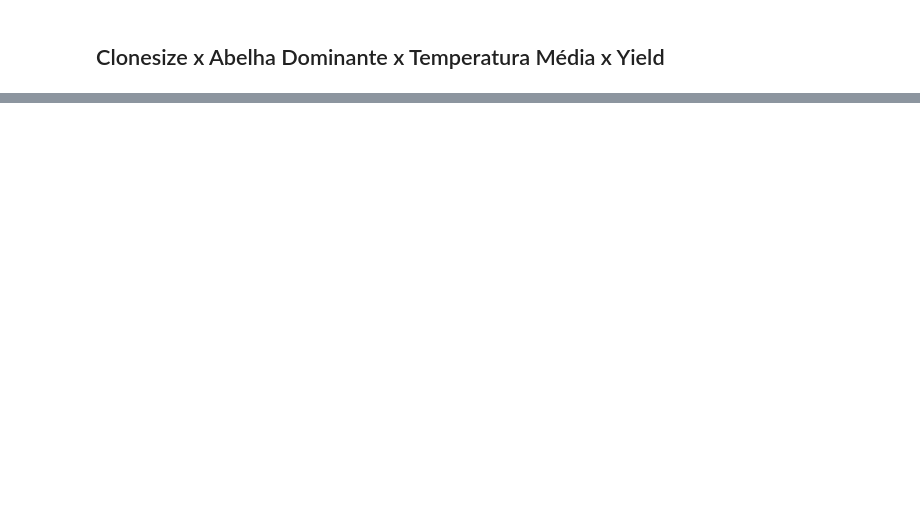
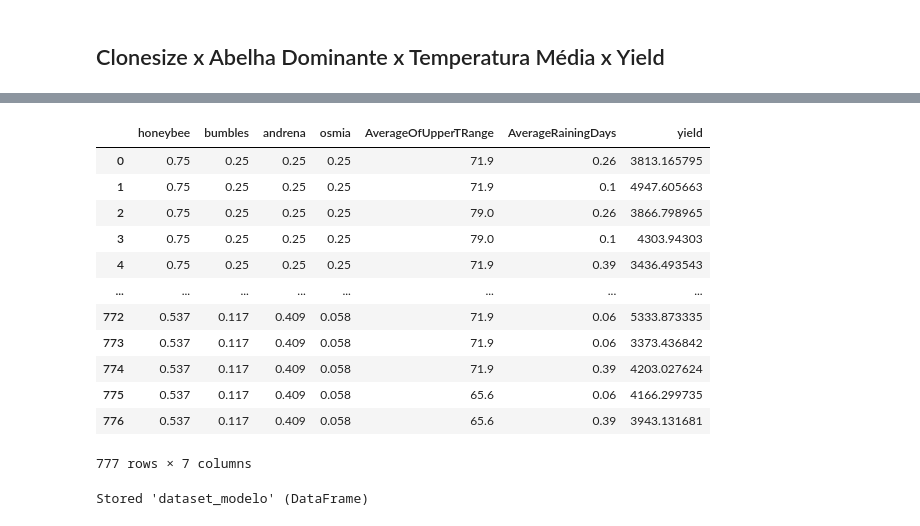
Before and after one commit to gui-lisboa/ML_Trabalho, a Jupyter notebook: analise_exploratoria.ipynb, the cells around one changed output, grey strips where cells are left out. Cells and saved outputs as stored; diff of their text form; code cells hidden in the pictures; blank space fills up the shorter version.

```diff
--- a/analise_exploratoria.ipynb
+++ b/analise_exploratoria.ipynb
@@ -40,0 +89,23 @@ g;
+# %%
+colunas_temperatura_chuvas = ['AverageOfUpperTRange', 'AverageRainingDays']
+dataset_modelo = dataset[colunas_abelhas + colunas_temperatura_chuvas + ['yield']]
+
+dataset_modelo
+# %% [output]
+|  | honeybee | bumbles | andrena | osmia | AverageOfUpperTRange | AverageRainingDays | yield |
+| 0 | 0.75 | 0.25 | 0.25 | 0.25 | 71.9 | 0.26 | 3813.165795 |
+| 1 | 0.75 | 0.25 | 0.25 | 0.25 | 71.9 | 0.1 | 4947.605663 |
+| 2 | 0.75 | 0.25 | 0.25 | 0.25 | 79.0 | 0.26 | 3866.798965 |
+| 3 | 0.75 | 0.25 | 0.25 | 0.25 | 79.0 | 0.1 | 4303.94303 |
+| 4 | 0.75 | 0.25 | 0.25 | 0.25 | 71.9 | 0.39 | 3436.493543 |
+| ... | ... | ... | ... | ... | ... | ... | ... |
+| 772 | 0.537 | 0.117 | 0.409 | 0.058 | 71.9 | 0.06 | 5333.873335 |
+| 773 | 0.537 | 0.117 | 0.409 | 0.058 | 71.9 | 0.06 | 3373.436842 |
+| 774 | 0.537 | 0.117 | 0.409 | 0.058 | 71.9 | 0.39 | 4203.027624 |
+| 775 | 0.537 | 0.117 | 0.409 | 0.058 | 65.6 | 0.06 | 4166.299735 |
+| 776 | 0.537 | 0.117 | 0.409 | 0.058 | 65.6 | 0.39 | 3943.131681 |
+777 rows × 7 columns
+# %%
+%store dataset_modelo
+# %% [output]
+Stored 'dataset_modelo' (DataFrame)
```
Also changed, not shown: parts of 6 cells of this notebook.
